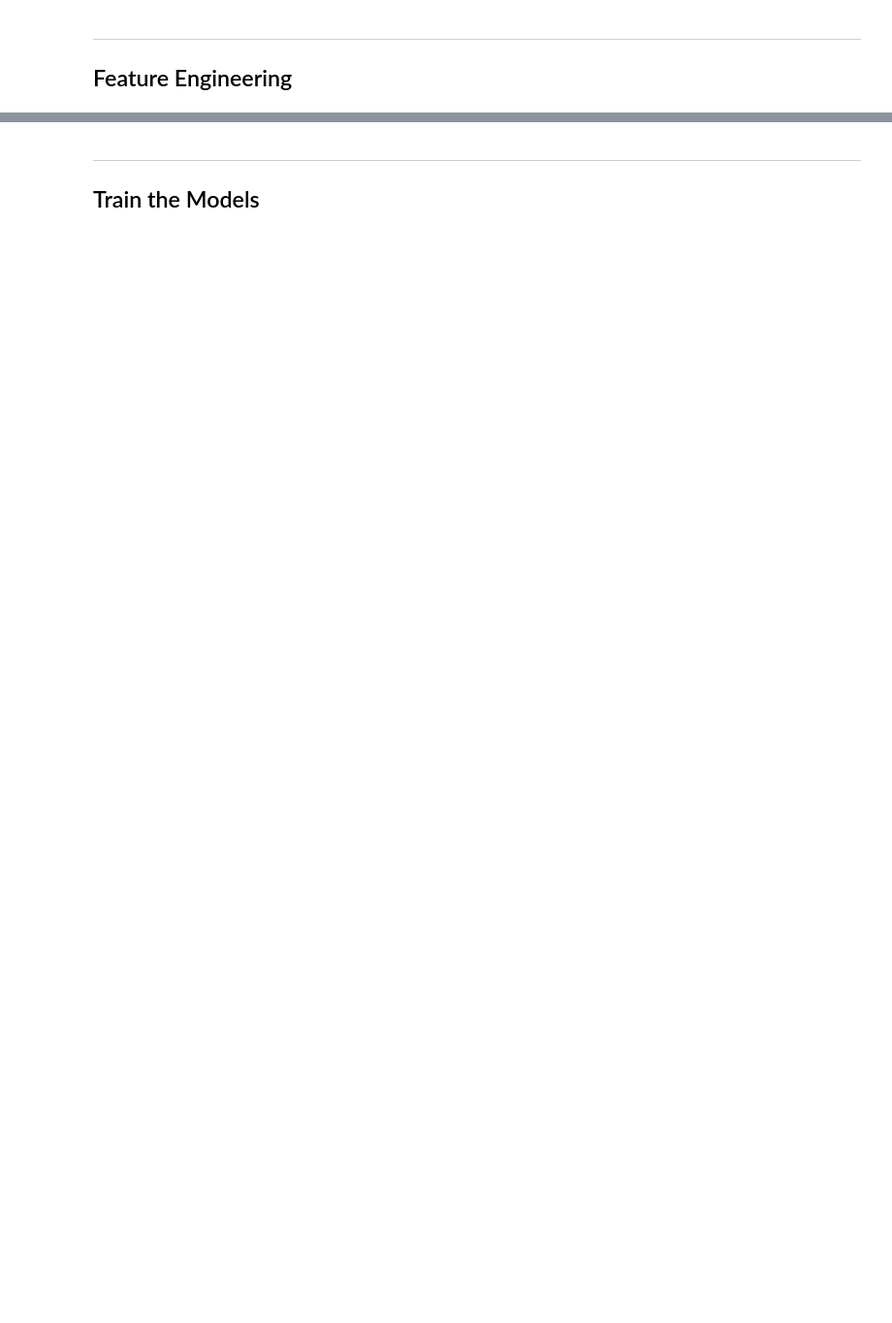
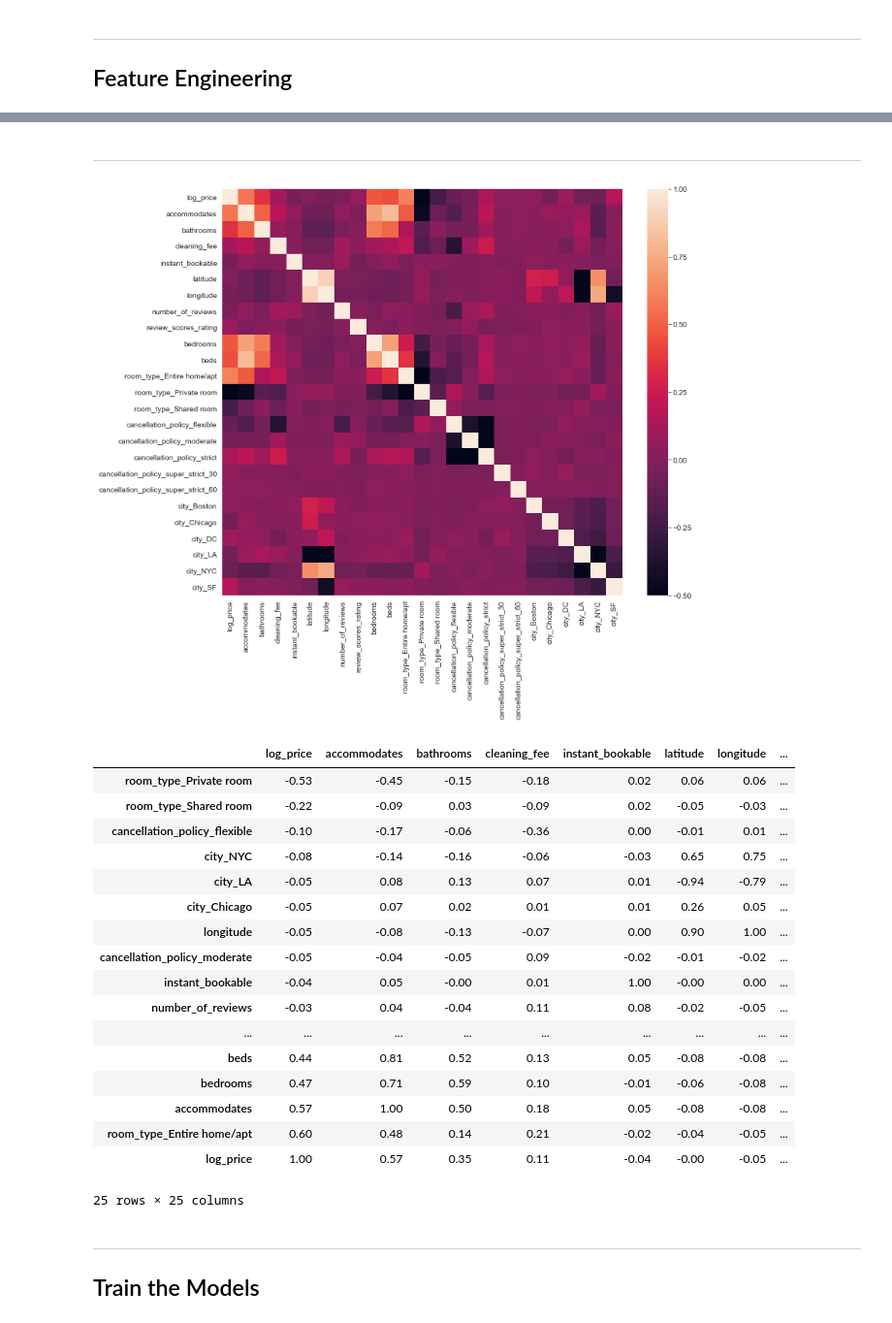
Before and after one commit to ArwaSheraky/AirBnB-Kaggle-Comp, a Jupyter notebook: Airbnb-Regression.ipynb, the cells around one changed output, grey strips where cells are left out. Shown: that part at 97% size. Cells and saved outputs as stored; diff of their text form; code cells hidden in the pictures; blank space fills up the shorter version.

```diff
--- a/Airbnb-Regression.ipynb
+++ b/Airbnb-Regression.ipynb
@@ -189,6 +410,35 @@ Index(['id', 'log_price', 'property_type', 'room_type', 'amenities',
        'cancellation_policy_super_strict_60', 'city_Boston', 'city_Chicago',
        'city_DC', 'city_LA', 'city_NYC', 'city_SF'],
       dtype='object')
+# %% [markdown]
+_____________________________________
+# %%
+corr_matrix = new_df.iloc[:,1:].corr()
+
+plt.figure(figsize=(12,10))
+sns.heatmap(new_df.iloc[:,1:].corr(), vmin=-0.5)
+plt.show()
+corr_matrix.sort_values(by='log_price')
+# %% [output]
+[figure, added]
+|  | log_price | accommodates | bathrooms | cleaning_fee | instant_bookable | latitude | longitude | ... |
+| room_type_Private room | -0.53 | -0.45 | -0.15 | -0.18 | 0.02 | 0.06 | 0.06 | ... |
+| room_type_Shared room | -0.22 | -0.09 | 0.03 | -0.09 | 0.02 | -0.05 | -0.03 | ... |
+| cancellation_policy_flexible | -0.10 | -0.17 | -0.06 | -0.36 | 0.00 | -0.01 | 0.01 | ... |
+| city_NYC | -0.08 | -0.14 | -0.16 | -0.06 | -0.03 | 0.65 | 0.75 | ... |
+| city_LA | -0.05 | 0.08 | 0.13 | 0.07 | 0.01 | -0.94 | -0.79 | ... |
+| city_Chicago | -0.05 | 0.07 | 0.02 | 0.01 | 0.01 | 0.26 | 0.05 | ... |
+| longitude | -0.05 | -0.08 | -0.13 | -0.07 | 0.00 | 0.90 | 1.00 | ... |
+| cancellation_policy_moderate | -0.05 | -0.04 | -0.05 | 0.09 | -0.02 | -0.01 | -0.02 | ... |
+| instant_bookable | -0.04 | 0.05 | -0.00 | 0.01 | 1.00 | -0.00 | 0.00 | ... |
+| number_of_reviews | -0.03 | 0.04 | -0.04 | 0.11 | 0.08 | -0.02 | -0.05 | ... |
+| ... | ... | ... | ... | ... | ... | ... | ... | ... |
+| beds | 0.44 | 0.81 | 0.52 | 0.13 | 0.05 | -0.08 | -0.08 | ... |
+| bedrooms | 0.47 | 0.71 | 0.59 | 0.10 | -0.01 | -0.06 | -0.08 | ... |
+| accommodates | 0.57 | 1.00 | 0.50 | 0.18 | 0.05 | -0.08 | -0.08 | ... |
+| room_type_Entire home/apt | 0.60 | 0.48 | 0.14 | 0.21 | -0.02 | -0.04 | -0.05 | ... |
+| log_price | 1.00 | 0.57 | 0.35 | 0.11 | -0.04 | -0.00 | -0.05 | ... |
+25 rows × 25 columns
 # %% [markdown]
 ______________________________
 ## Train the Models
```
Also changed, not shown: parts of 48 cells of this notebook.
